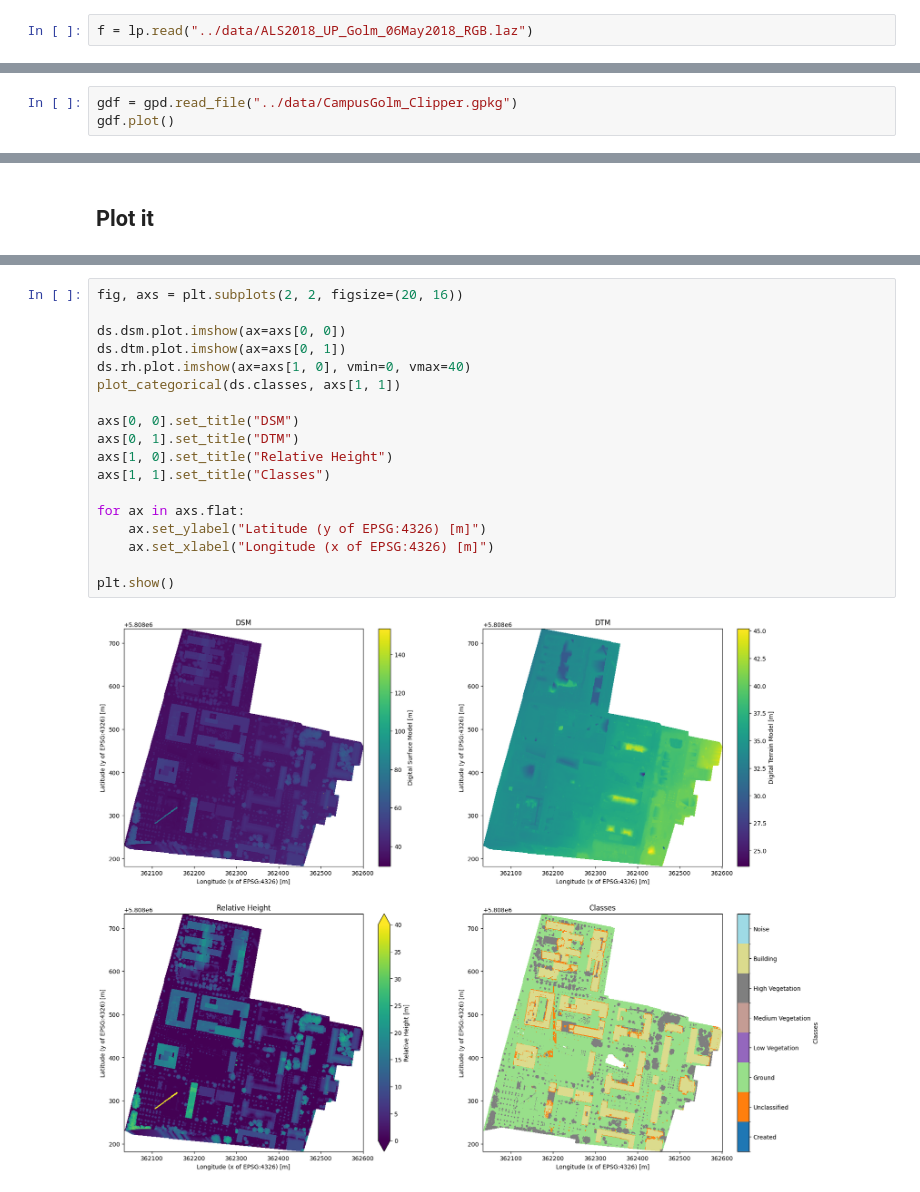
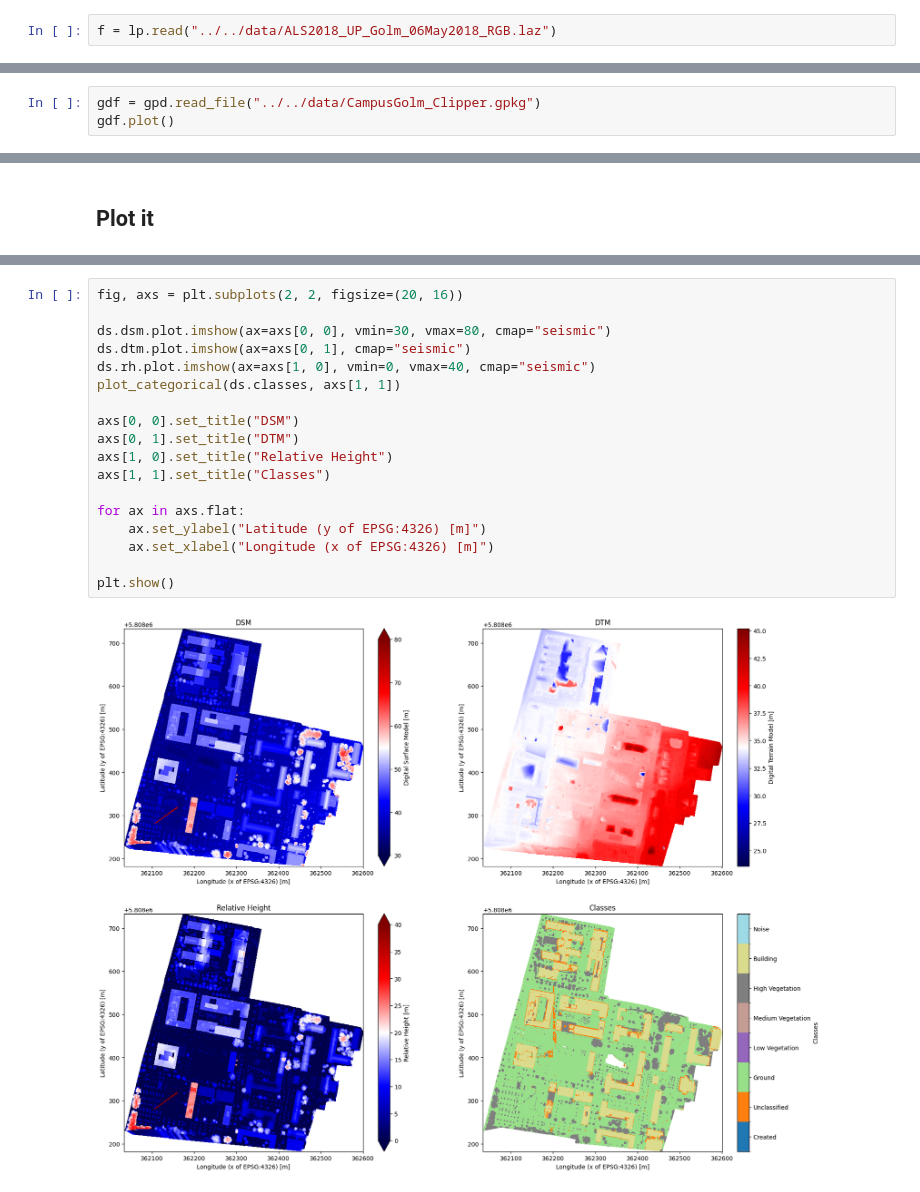
Before and after one commit to relativityhd/optical-group-5, a Jupyter notebook: notebooks/gen_dem.ipynb, the cells around one changed output, grey strips where cells are left out. Cells and saved outputs as stored; diff of their text form.

Commit message:
update for new data

```diff
--- a/notebooks/gen_dem.ipynb
+++ b/notebooks/gen_dem.ipynb
@@ -9,7 +9,7 @@ import matplotlib.colors as mcolors
 
 from optical_group_5.points2dem import dem, classes
 # %%
-f = lp.read("../data/ALS2018_UP_Golm_06May2018_RGB.laz")
+f = lp.read("../../data/ALS2018_UP_Golm_06May2018_RGB.laz")
 # %% [markdown]
 ## Gen data
 # %%
@@ -45,7 +45,7 @@ dtm = dtm.interp_like(dsm)
 rh = rh.interp_like(dsm)
 c = c.interp_like(dsm)
 # %%
-gdf = gpd.read_file("../data/CampusGolm_Clipper.gpkg")
+gdf = gpd.read_file("../../data/CampusGolm_Clipper.gpkg")
 gdf.plot()
 # %% [output]
 <Axes: >
@@ -140,20 +149,20 @@ def plot_categorical(da, ax):
 # %%
 fig, axs = plt.subplots(2, 2, figsize=(20, 16))
 
-ds.dsm.plot.imshow(ax=axs[0, 0])
-ds.dtm.plot.imshow(ax=axs[0, 1])
-ds.rh.plot.imshow(ax=axs[1, 0], vmin=0, vmax=40)
+ds.dsm.plot.imshow(ax=axs[0, 0], vmin=30, vmax=80, cmap="seismic")
+ds.dtm.plot.imshow(ax=axs[0, 1], cmap="seismic")
+ds.rh.plot.imshow(ax=axs[1, 0], vmin=0, vmax=40, cmap="seismic")
 plot_categorical(ds.classes, axs[1, 1])
 
 axs[0, 0].set_title("DSM")
 axs[0, 1].set_title("DTM")
 axs[1, 0].set_title("Relative Height")
 axs[1, 1].set_title("Classes")
 
 for ax in axs.flat:
     ax.set_ylabel("Latitude (y of EPSG:4326) [m]")
     ax.set_xlabel("Longitude (x of EPSG:4326) [m]")
 
 plt.show()
 # %% [output]
-[figure, old version]
+[figure, new version]
```
Also changed, not shown: parts of 7 cells of this notebook, 1 other file.
